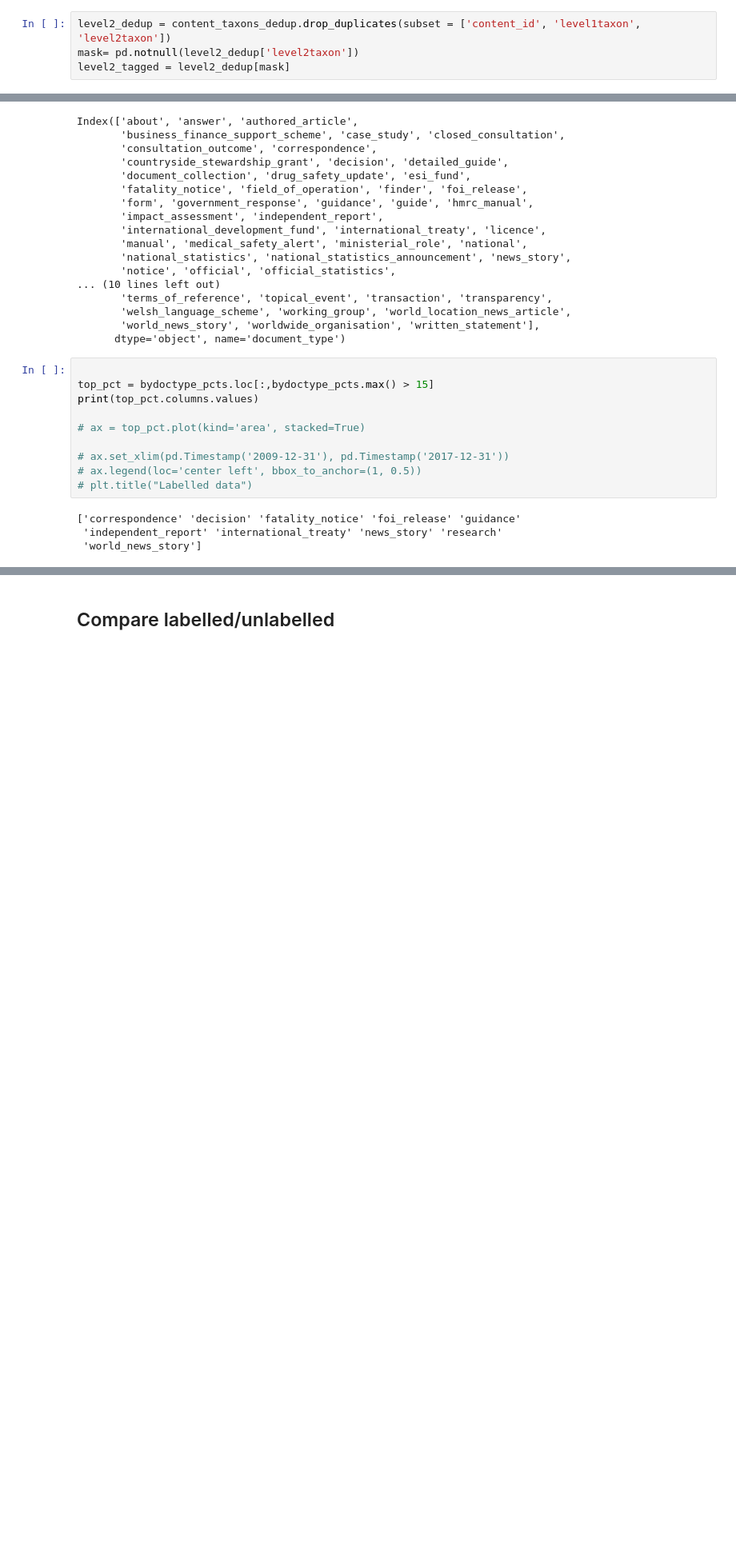
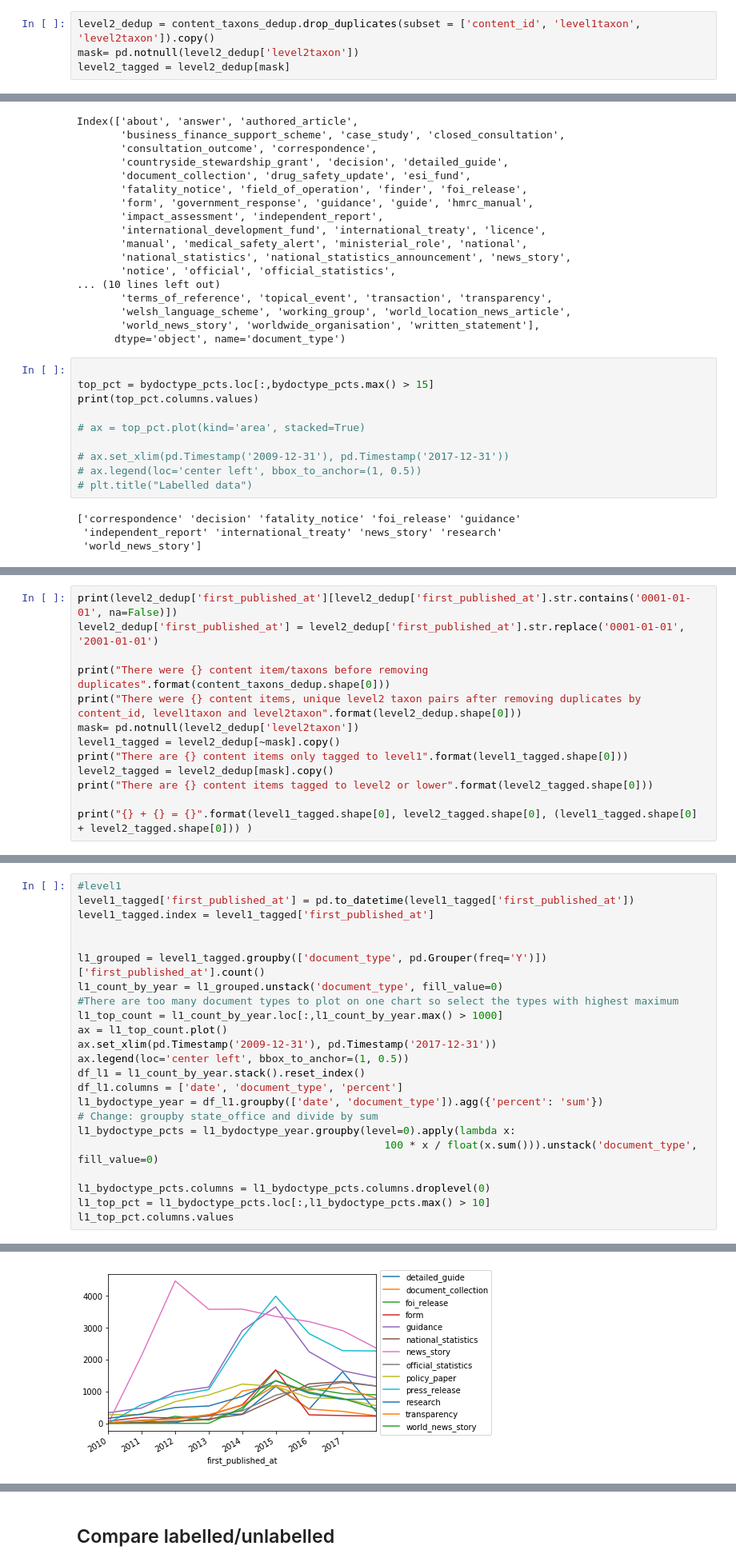
Before and after one commit to alphagov/govuk-taxonomy-supervised-learning, a Jupyter notebook: python/notebooks/EDA-MU.ipynb, the cells around one changed output, grey strips where cells are left out. Shown at 80% size. Drawn from its saved outputs; the diff is of its cells as text; blank space fills up the shorter version.

Commit message:
Compare document type distribution over time in content items tagged to level1 only and those tagged to leve2 or lower

```diff
--- a/python/notebooks/EDA-MU.ipynb
+++ b/python/notebooks/EDA-MU.ipynb
@@ -475,7 +475,7 @@ There are 160406 missing level2taxons (which we need to predict) out of a total
 # %% [markdown]
 ### Mutually exclusive taxon combinations (level1 and level2)
 # %%
-level2_dedup = content_taxons_dedup.drop_duplicates(subset = ['content_id', 'level1taxon', 'level2taxon'])
+level2_dedup = content_taxons_dedup.drop_duplicates(subset = ['content_id', 'level1taxon', 'level2taxon']).copy()
 mask= pd.notnull(level2_dedup['level2taxon'])
 level2_tagged = level2_dedup[mask]
 # %%
@@ -679,0 +681,13 @@ pandas.core.indexes.base.Index
+# %%
+print(level2_dedup['first_published_at'][level2_dedup['first_published_at'].str.contains('0001-01-01', na=False)])
+level2_dedup['first_published_at'] = level2_dedup['first_published_at'].str.replace('0001-01-01', '2001-01-01')
+
+print("There were {} content item/taxons before removing duplicates".format(content_taxons_dedup.shape[0]))
+print("There were {} content items, unique level2 taxon pairs after removing duplicates by content_id, level1taxon and level2taxon".format(level2_dedup.shape[0]))
+mask= pd.notnull(level2_dedup['level2taxon'])
+level1_tagged = level2_dedup[~mask].copy()
+print("There are {} content items only tagged to level1".format(level1_tagged.shape[0]))
+level2_tagged = level2_dedup[mask].copy()
+print("There are {} content items tagged to level2 or lower".format(level2_tagged.shape[0]))
+
+print("{} + {} = {}".format(level1_tagged.shape[0], level2_tagged.shape[0], (level1_tagged.shape[0] + level2_tagged.shape[0])) )
@@ -679,0 +701,24 @@ pandas.core.indexes.base.Index
+# %%
+#level1
+level1_tagged['first_published_at'] = pd.to_datetime(level1_tagged['first_published_at'])
+level1_tagged.index = level1_tagged['first_published_at']
+
+
+l1_grouped = level1_tagged.groupby(['document_type', pd.Grouper(freq='Y')])['first_published_at'].count()
+l1_count_by_year = l1_grouped.unstack('document_type', fill_value=0)
+#There are too many document types to plot on one chart so select the types with highest maximum
+l1_top_count = l1_count_by_year.loc[:,l1_count_by_year.max() > 1000]
+ax = l1_top_count.plot()
+ax.set_xlim(pd.Timestamp('2009-12-31'), pd.Timestamp('2017-12-31'))
+ax.legend(loc='center left', bbox_to_anchor=(1, 0.5))
+df_l1 = l1_count_by_year.stack().reset_index()
+df_l1.columns = ['date', 'document_type', 'percent']
+l1_bydoctype_year = df_l1.groupby(['date', 'document_type']).agg({'percent': 'sum'})
+# Change: groupby state_office and divide by sum
+l1_bydoctype_pcts = l1_bydoctype_year.groupby(level=0).apply(lambda x:
+                                                 100 * x / float(x.sum())).unstack('document_type', fill_value=0)
+
+l1_bydoctype_pcts.columns = l1_bydoctype_pcts.columns.droplevel(0)
+l1_top_pct = l1_bydoctype_pcts.loc[:,l1_bydoctype_pcts.max() > 10]
+l1_top_pct.columns.values
+# %% [output]
@@ -679,0 +728 @@ pandas.core.indexes.base.Index
+[figure, added]
```
Also changed, not shown: parts of 14 cells of this notebook.
